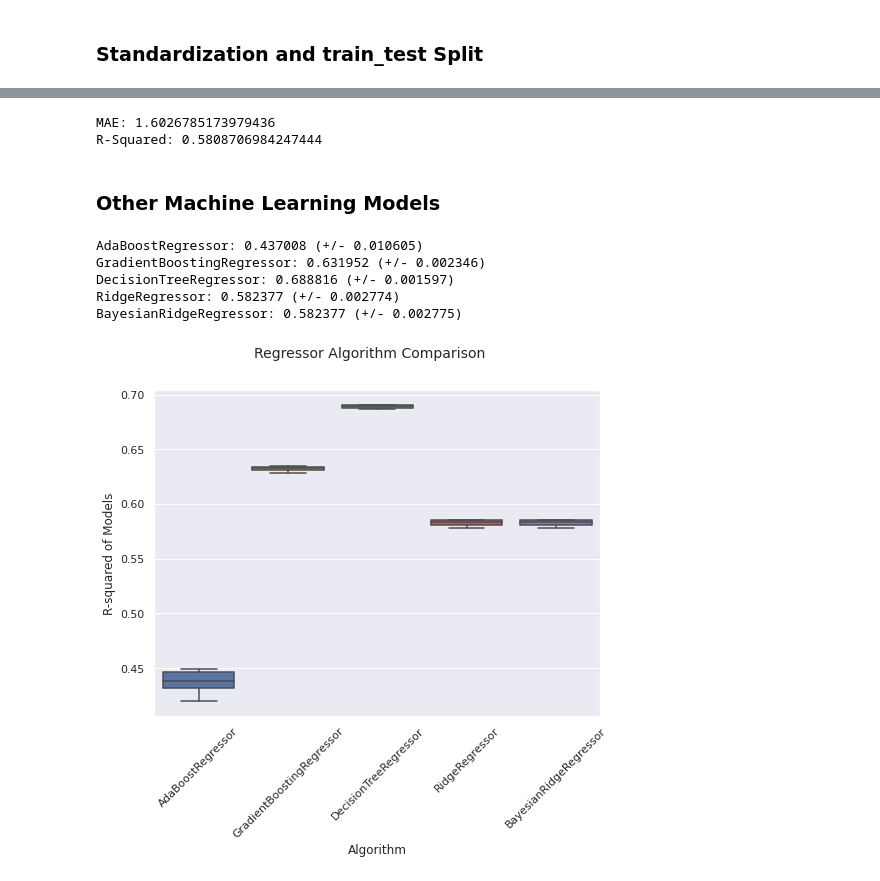
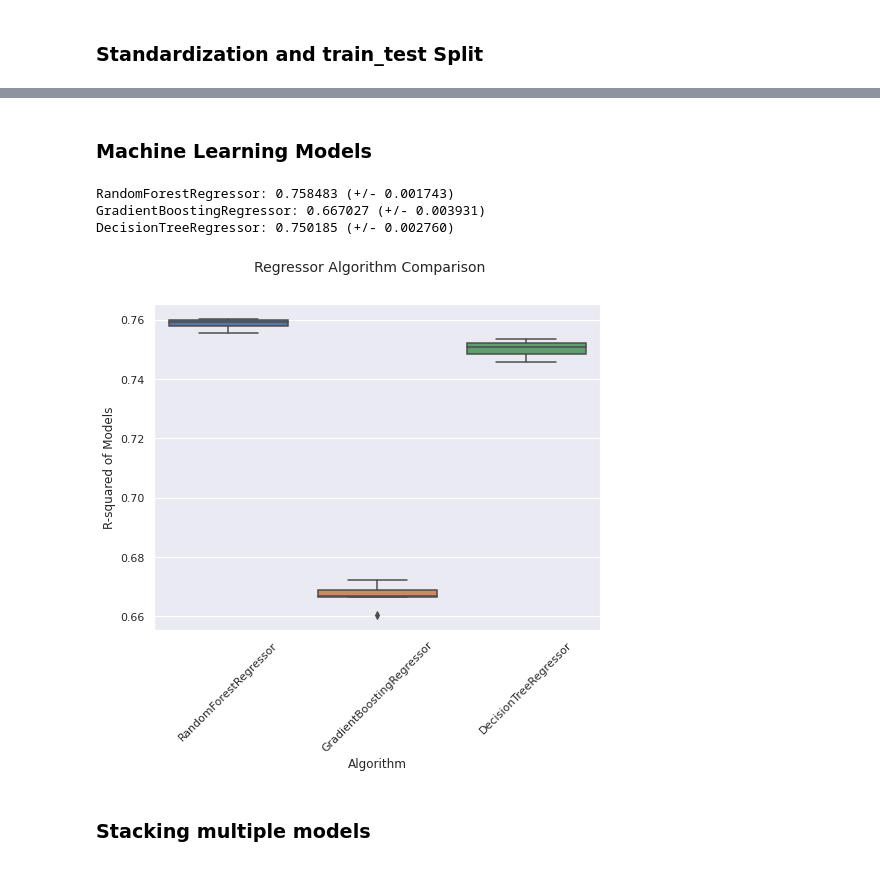
Before and after one commit to shakibyzn/YapAiTek-assignment, a Jupyter notebook: market_share_prediction.ipynb, the cells around one changed output, grey strips where cells are left out. Drawn from its saved outputs; the diff is of its cells as text; code cells hidden in the pictures.

```diff
--- a/market_share_prediction.ipynb
+++ b/market_share_prediction.ipynb
@@ -202,15 +136,9 @@ data_with_dummies.head()
 # %% [markdown]
 ### Standardization and train_test Split
 # %%
-target = data_with_dummies["Market Share_total"]
-inputs = data_with_dummies.drop(["Market Share_total"],axis=1)
+target = final_data_encoded["Market Share_total"]
+inputs = final_data_encoded.drop(["Market Share_total"],axis=1)
-# %%
-from sklearn.preprocessing import StandardScaler
-
-scaler = StandardScaler()
-scaler.fit(inputs)
-inputs_scaled = scaler.transform(inputs)
 # %%
 from sklearn.model_selection import train_test_split
 
-x_train, x_test, y_train, y_test = train_test_split(inputs, target, test_size=0.2, random_state=21)
+x_train, x_test, y_train, y_test = train_test_split(inputs, target, test_size=0.1, random_state=21)
@@ -223,5 +144,0 @@ x_train, x_test, y_train, y_test = train_test_split(inputs, target, test_size=0.
-# %%
-# poly = PolynomialFeatures(2)
-# x_poly = poly.fit_transform(x_train)
-reg = LinearRegression()
-reg.fit(x_train, y_train)
@@ -260,13 +145,2 @@ df_pf.head()
-# %%
-import sklearn.metrics as metrics
-
-mae = metrics.mean_absolute_error(y_test, y_hat)
-r2 = metrics.r2_score(y_test,y_hat)
-
-print("MAE:", mae)
-print("R-Squared:", r2)
-# %% [output]
-MAE: 1.6026785173979436
-R-Squared: 0.5808706984247444
 # %% [markdown]
-### Other Machine Learning Models
+###  Machine Learning Models
@@ -273,70 +161,47 @@ R-Squared: 0.5808706984247444
 # %%
-#Importing the auxiliar and preprocessing librarys
-from sklearn.metrics import accuracy_score, confusion_matrix, classification_report
-from sklearn.model_selection import cross_val_score
-from sklearn.preprocessing import LabelEncoder, StandardScaler, MinMaxScaler
-from sklearn.pipeline import Pipeline
-
-from sklearn.model_selection import train_test_split, KFold, cross_validate
-from sklearn.metrics import accuracy_score
-
-#Models
-from sklearn.tree import DecisionTreeRegressor
-from sklearn.linear_model import Ridge, BayesianRidge
-from sklearn.svm import SVR
-from sklearn.ensemble import AdaBoostRegressor, RandomForestRegressor, GradientBoostingRegressor
-
-
+### empty list
 clfs = []
 
-clfs.append(("AdaBoostRegressor",
-             Pipeline([("Scaler", StandardScaler()),
-                       ("Adaboost", AdaBoostRegressor())])))
+clfs.append(("RandomForestRegressor",
+             Pipeline([("Scaler", RobustScaler()),
+                       ("RandomForestRegressor", RandomForestRegressor())])))
 clfs.append(("GradientBoostingRegressor",
-             Pipeline([("Scaler", StandardScaler()),
+             Pipeline([("Scaler", RobustScaler()),
                        ("GradientBoosting", GradientBoostingRegressor())])))
 
 clfs.append(("DecisionTreeRegressor",
-             Pipeline([("Scaler", StandardScaler()),
+             Pipeline([("Scaler", RobustScaler()),
                        ("DART", DecisionTreeRegressor())])))
 
-clfs.append(("RidgeRegressor",
-             Pipeline([("Scaler", StandardScaler()),
-                       ("Ridge", Ridge())])))
-
-clfs.append(("BayesianRidgeRegressor",
-             Pipeline([("Scaler", StandardScaler()),
-                       ("BayesianRidge", BayesianRidge())])))
-
-
+### Metrics
 #'neg_mean_absolute_error', 'neg_mean_squared_error','r2'
 scoring = 'r2'
 n_folds = 5
 
 results, names  = [], []
 
 for name, model  in clfs:
     kfold = KFold(n_splits=n_folds)
     cv_results = cross_val_score(model, x_train, y_train, cv= kfold, scoring=scoring, n_jobs=-1)
     names.append(name)
     results.append(cv_results)
     msg = "%s: %f (+/- %f)" % (name, cv_results.mean(),  cv_results.std())
     print(msg)
 
 # boxplot algorithm comparison
 fig = plt.figure(figsize=(8,6))
 fig.suptitle('Regressor Algorithm Comparison', fontsize=14)
 ax = fig.add_subplot(111)
 sns.boxplot(x=names, y=results)
 ax.set_xticklabels(names)
 ax.set_xlabel("Algorithm", fontsize=12)
 ax.set_ylabel("R-squared of Models", fontsize=12)
 ax.set_xticklabels(ax.get_xticklabels(),rotation=45)
 plt.show()
 # %% [output]
-AdaBoostRegressor: 0.437008 (+/- 0.010605)
-GradientBoostingRegressor: 0.631952 (+/- 0.002346)
-DecisionTreeRegressor: 0.688816 (+/- 0.001597)
-RidgeRegressor: 0.582377 (+/- 0.002774)
-BayesianRidgeRegressor: 0.582377 (+/- 0.002775)
+RandomForestRegressor: 0.758483 (+/- 0.001743)
+GradientBoostingRegressor: 0.667027 (+/- 0.003931)
+DecisionTreeRegressor: 0.750185 (+/- 0.002760)
-[figure, old version]
+[figure, new version]
+# %% [markdown]
+### Stacking multiple models
```
Also changed, not shown: parts of 52 cells of this notebook, 1 other file.
